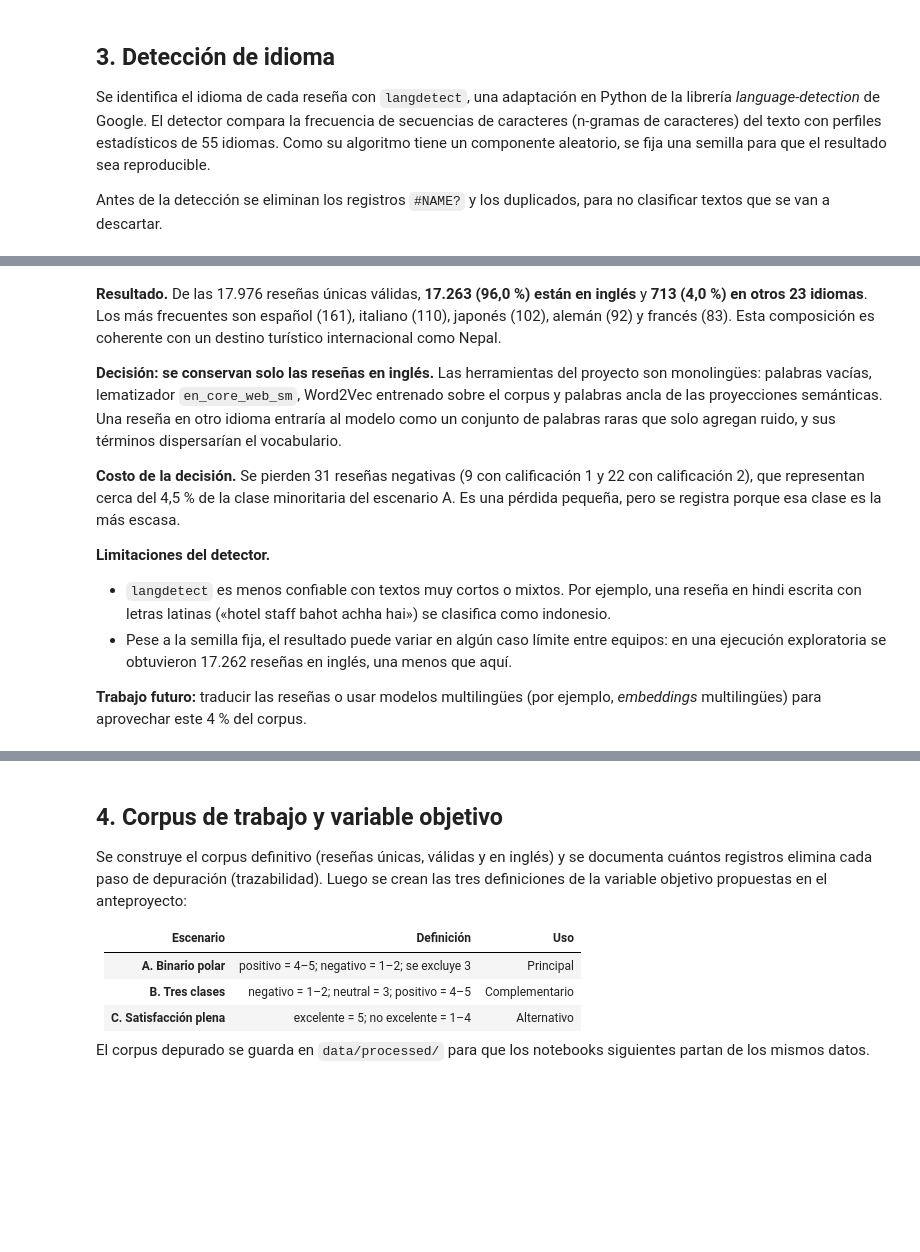
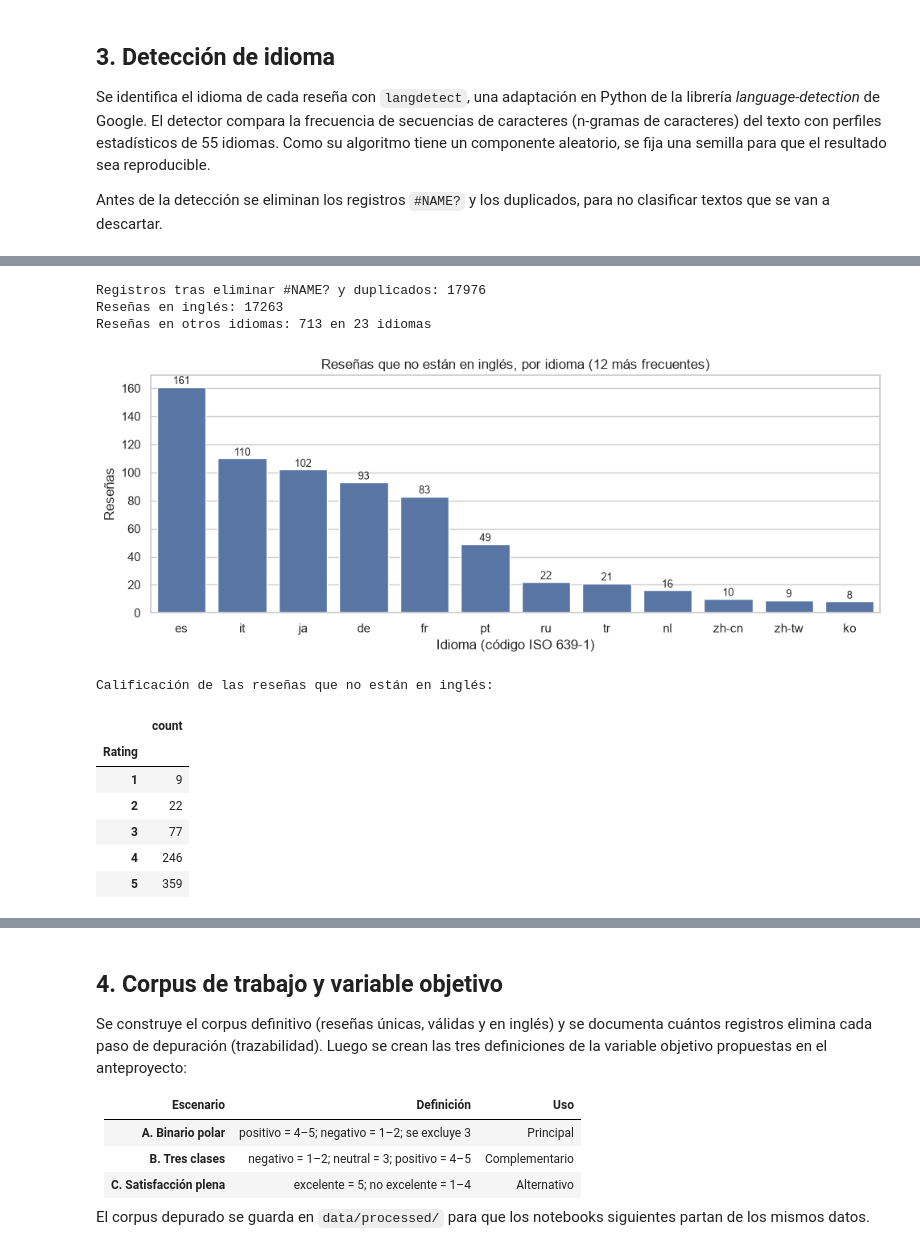
Before and after one commit to isabelmorales2108-ux/pln-luxuryhotels-sentimiento, a Jupyter notebook: notebooks/01_datos_y_exploracion.ipynb, the cells around one changed output, grey strips where cells are left out. Drawn from its saved outputs; the diff is of its cells as text; code cells hidden in the pictures; blank space fills up the shorter version.

Commit message:
Notebook 01: exploración, normalización con spaCy y vocabulario distintivo; módulo src/preprocesamiento.py

```diff
--- a/notebooks/01_datos_y_exploracion.ipynb
+++ b/notebooks/01_datos_y_exploracion.ipynb
@@ -222,12 +180,52 @@ Calificación de las reseñas que no están en inglés:
-# %% [markdown]
-**Resultado.** De las 17.976 reseñas únicas válidas, **17.263 (96,0 %) están en inglés** y **713 (4,0 %) en otros 23 idiomas**. Los más frecuentes son español (161), italiano (110), japonés (102), alemán (92) y francés (83). Esta composición es coherente con un destino turístico internacional como Nepal.
-
-**Decisión: se conservan solo las reseñas en inglés.** Las herramientas del proyecto son monolingües: palabras vacías, lematizador `en_core_web_sm`, Word2Vec entrenado sobre el corpus y palabras ancla de las proyecciones semánticas. Una reseña en otro idioma entraría al modelo como un conjunto de palabras raras que solo agregan ruido, y sus términos dispersarían el vocabulario.
-
-**Costo de la decisión.** Se pierden 31 reseñas negativas (9 con calificación 1 y 22 con calificación 2), que representan cerca del 4,5 % de la clase minoritaria del escenario A. Es una pérdida pequeña, pero se registra porque esa clase es la más escasa.
-
-**Limitaciones del detector.**
-- `langdetect` es menos confiable con textos muy cortos o mixtos. Por ejemplo, una reseña en hindi escrita con letras latinas («hotel staff bahot achha hai») se clasifica como indonesio.
-- Pese a la semilla fija, el resultado puede variar en algún caso límite entre equipos: en una ejecución exploratoria se obtuvieron 17.262 reseñas en inglés, una menos que aquí.
-
-**Trabajo futuro:** traducir las reseñas o usar modelos multilingües (por ejemplo, *embeddings* multilingües) para aprovechar este 4 % del corpus.
+# %%
+import matplotlib.pyplot as plt
+from langdetect import detect, DetectorFactory, LangDetectException
+
+DetectorFactory.seed = SEMILLA  # langdetect es aleatorio: la semilla lo hace reproducible
+
+def detectar_idioma(texto):
+    """Devuelve el código ISO del idioma del texto, o 'desconocido' si no se puede detectar."""
+    try:
+        return detect(texto)
+    except LangDetectException:
+        return "desconocido"
+
+# --- Depuración previa: errores de exportación y duplicados ---
+df = df_raw[df_raw["Review"].str.strip() != "#NAME?"].drop_duplicates(subset="Review").copy()
+print("Registros tras eliminar #NAME? y duplicados:", len(df))
+
+# --- Detección de idioma ---
+df["idioma"] = df["Review"].apply(detectar_idioma)
+
+conteo_idiomas = df["idioma"].value_counts()
+print("Reseñas en inglés:", conteo_idiomas.get("en", 0))
+print("Reseñas en otros idiomas:", (df["idioma"] != "en").sum(), "en", conteo_idiomas.size - 1, "idiomas")
+
+# --- Gráfica: idiomas distintos del inglés ---
+fig, ax = plt.subplots(figsize=(10, 4))
+top_idiomas = conteo_idiomas.drop("en").head(12)
+sns.barplot(x=top_idiomas.index, y=top_idiomas.values, color="#4C72B0", ax=ax)
+ax.set(title="Reseñas que no están en inglés, por idioma (12 más frecuentes)",
+       xlabel="Idioma (código ISO 639-1)", ylabel="Reseñas")
+for i, v in enumerate(top_idiomas.values):
+    ax.text(i, v + 2, str(v), ha="center", fontsize=9)
+plt.tight_layout()
+fig.savefig(RUTA_FIGURAS / "01_idiomas_no_ingles.png", dpi=150, bbox_inches="tight")
+plt.show()
+
+# --- Calificación de las reseñas que no están en inglés ---
+print("\nCalificación de las reseñas que no están en inglés:")
+display(df.loc[df["idioma"] != "en", "Rating"].value_counts().sort_index().to_frame())
+# %% [output]
+Registros tras eliminar #NAME? y duplicados: 17976
+Reseñas en inglés: 17263
+Reseñas en otros idiomas: 713 en 23 idiomas
+[figure, added]
+Calificación de las reseñas que no están en inglés:
+|  | count |
+| Rating |  |
+| 1 | 9 |
+| 2 | 22 |
+| 3 | 77 |
+| 4 | 246 |
+| 5 | 359 |
```
Also changed, not shown: parts of 13 cells of this notebook, 9 other files.
